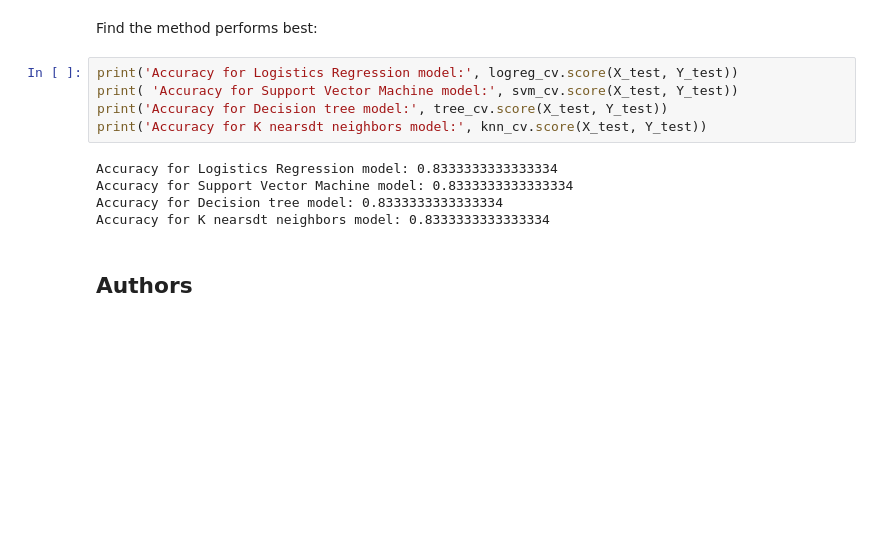
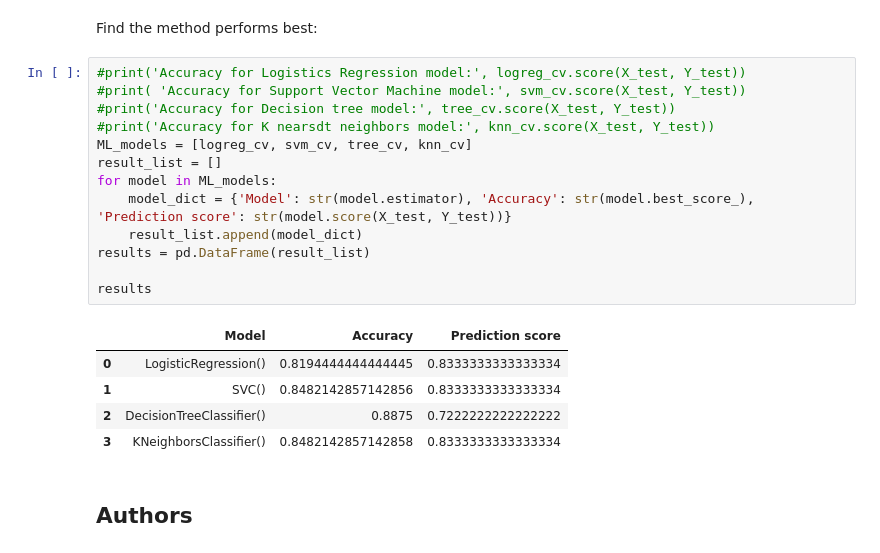
Before and after one commit to ugepet/IBM_Watson_Studio_Projects, a Jupyter notebook: SpaceX_Machine_Learning_Prediction_Part_5.ipynb, the cells around one changed output. Cells and saved outputs as stored; diff of their text form; blank space fills up the shorter version.

```diff
--- a/SpaceX_Machine_Learning_Prediction_Part_5.ipynb
+++ b/SpaceX_Machine_Learning_Prediction_Part_5.ipynb
@@ -351,15 +351,24 @@ plot_confusion_matrix(Y_test,yhat)
 # %% [markdown]
 Find the method performs best:
 # %%
-print('Accuracy for Logistics Regression model:', logreg_cv.score(X_test, Y_test))
-print( 'Accuracy for Support Vector Machine model:', svm_cv.score(X_test, Y_test))
-print('Accuracy for Decision tree model:', tree_cv.score(X_test, Y_test))
-print('Accuracy for K nearsdt neighbors model:', knn_cv.score(X_test, Y_test))
+#print('Accuracy for Logistics Regression model:', logreg_cv.score(X_test, Y_test))
+#print( 'Accuracy for Support Vector Machine model:', svm_cv.score(X_test, Y_test))
+#print('Accuracy for Decision tree model:', tree_cv.score(X_test, Y_test))
+#print('Accuracy for K nearsdt neighbors model:', knn_cv.score(X_test, Y_test))
+ML_models = [logreg_cv, svm_cv, tree_cv, knn_cv]
+result_list = []
+for model in ML_models:
+    model_dict = {'Model': str(model.estimator), 'Accuracy': str(model.best_score_), 'Prediction score': str(model.score(X_test, Y_test))}
+    result_list.append(model_dict)
+results = pd.DataFrame(result_list)
+
+results
 # %% [output]
-Accuracy for Logistics Regression model: 0.8333333333333334
-Accuracy for Support Vector Machine model: 0.8333333333333334
-Accuracy for Decision tree model: 0.8333333333333334
-Accuracy for K nearsdt neighbors model: 0.8333333333333334
+|  | Model | Accuracy | Prediction score |
+| 0 | LogisticRegression() | 0.8194444444444445 | 0.8333333333333334 |
+| 1 | SVC() | 0.8482142857142856 | 0.8333333333333334 |
+| 2 | DecisionTreeClassifier() | 0.8875 | 0.7222222222222222 |
+| 3 | KNeighborsClassifier() | 0.8482142857142858 | 0.8333333333333334 |
 # %% [markdown]
 ## Authors
 # %% [markdown]
```
Also changed, not shown: parts of 2 cells of this notebook.
